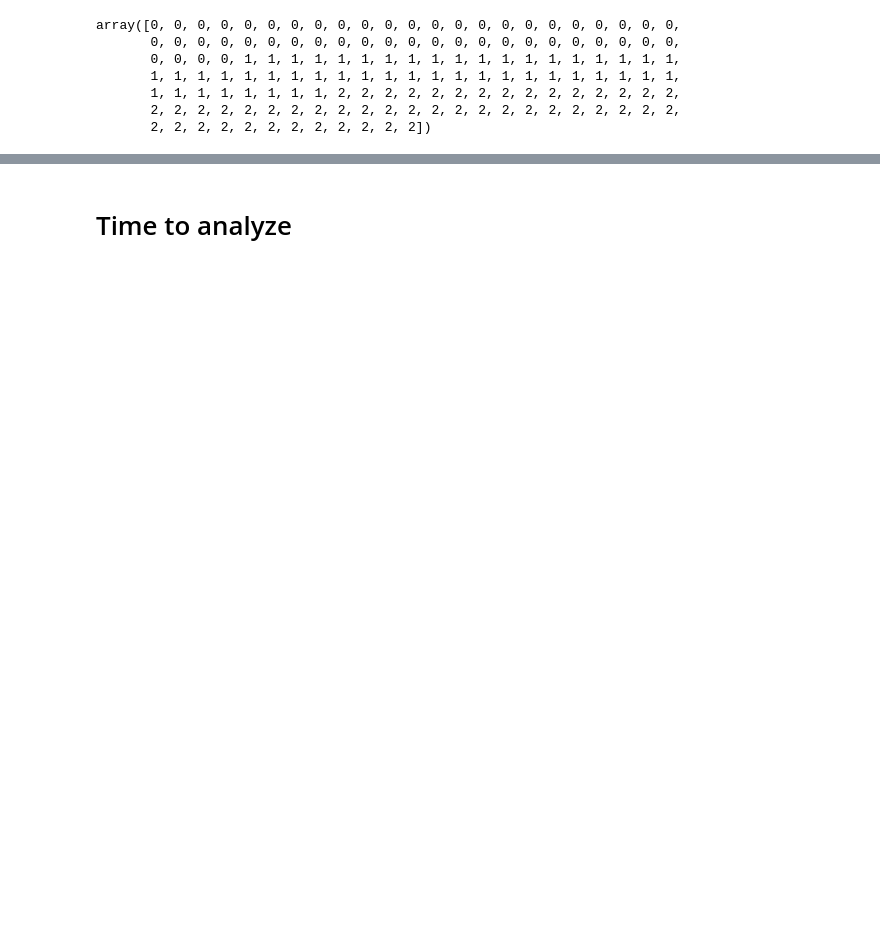
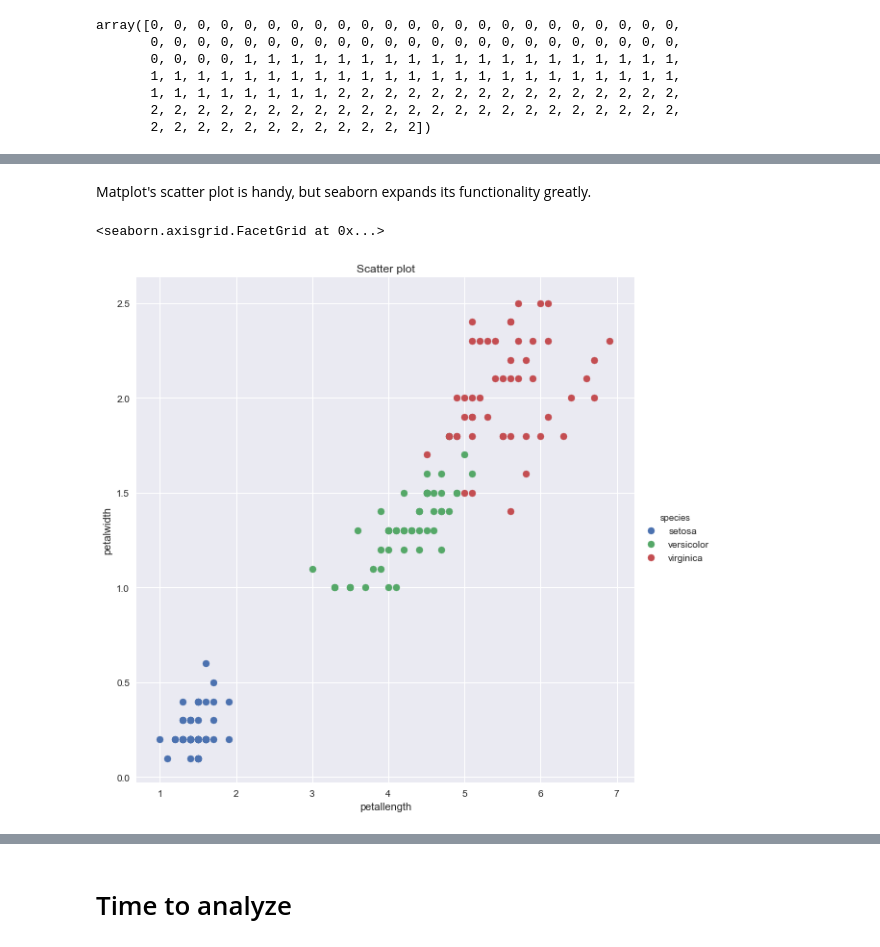
Before and after one commit to m1kke/Iris, a Jupyter notebook: Iris in notebook.ipynb, the cells around one changed output, grey strips where cells are left out. Drawn from its saved outputs; the diff is of its cells as text; code cells hidden in the pictures; blank space fills up the shorter version.

```diff
--- a/Iris in notebook.ipynb
+++ b/Iris in notebook.ipynb
@@ -83,0 +100,11 @@ y = data.target
+# %% [markdown]
+Matplot's scatter plot is handy, but seaborn expands its functionality greatly.
+# %%
+#fig = sns.FacetGrid(df, hue = "species", size = 8, row = "species", legend_out = False)
+g = sns.FacetGrid(df, hue = "species", size = 8)
+g.map(plt.scatter, "petallength", "petalwidth")
+g.add_legend()
+g.set(title = "Scatter plot")
+# %% [output]
+<seaborn.axisgrid.FacetGrid at 0x...>
+[figure, added]
```
Also changed, not shown: parts of 41 cells of this notebook.
